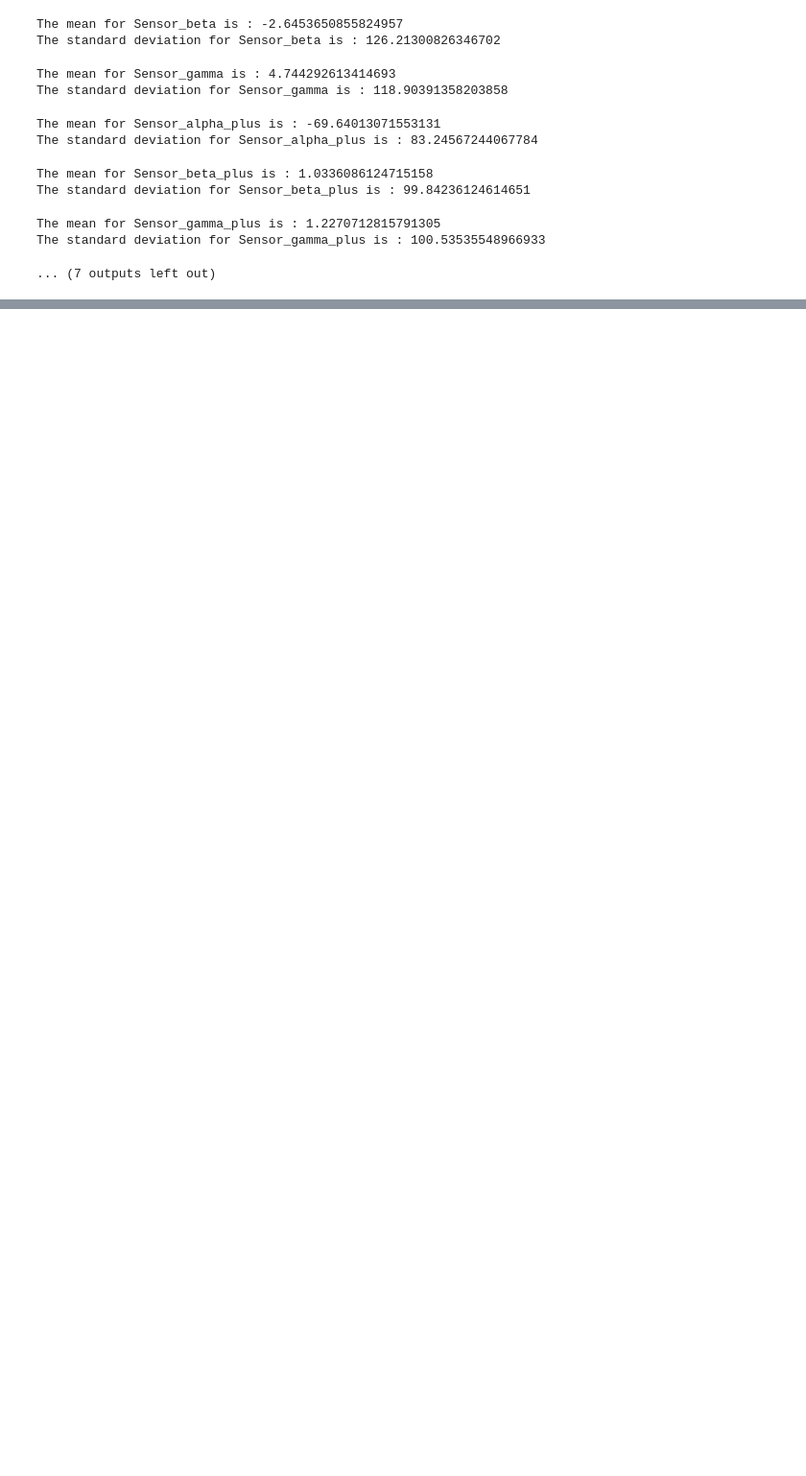
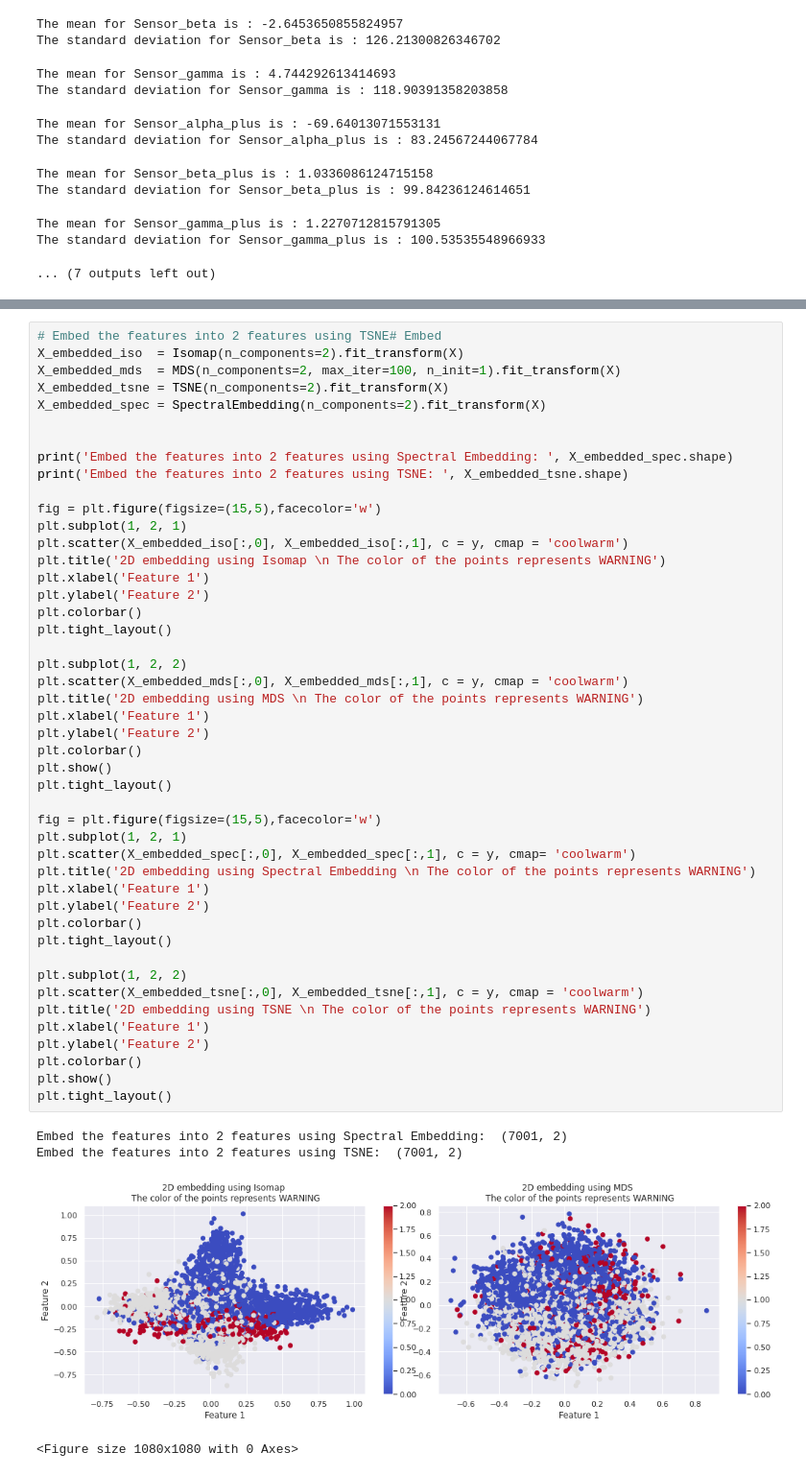
Before and after one commit to Goodjorx/jobbarcelona22, a Jupyter notebook: Insects_JobBarcelona22.ipynb, the cells around one changed output, grey strips where cells are left out. Shown at 96% size. Saved outputs shown, nothing was run; the diff lists cells and outputs as text; blank space fills up the shorter version.

```diff
--- a/Insects_JobBarcelona22.ipynb
+++ b/Insects_JobBarcelona22.ipynb
@@ -141,0 +247,51 @@ One easy thing we could try is to find hidden pattern with Autoencoders, which r
+# %%
+# Embed the features into 2 features using TSNE# Embed
+X_embedded_iso  = Isomap(n_components=2).fit_transform(X)
+X_embedded_mds  = MDS(n_components=2, max_iter=100, n_init=1).fit_transform(X)
+X_embedded_tsne = TSNE(n_components=2).fit_transform(X)
+X_embedded_spec = SpectralEmbedding(n_components=2).fit_transform(X)
+
+
+print('Embed the features into 2 features using Spectral Embedding: ', X_embedded_spec.shape)
+print('Embed the features into 2 features using TSNE: ', X_embedded_tsne.shape)
+
+fig = plt.figure(figsize=(15,5),facecolor='w')
+plt.subplot(1, 2, 1)
+plt.scatter(X_embedded_iso[:,0], X_embedded_iso[:,1], c = y, cmap = 'coolwarm')
+plt.title('2D embedding using Isomap \n The color of the points represents WARNING')
+plt.xlabel('Feature 1')
+plt.ylabel('Feature 2')
+plt.colorbar()
+plt.tight_layout()
+
+plt.subplot(1, 2, 2)
+plt.scatter(X_embedded_mds[:,0], X_embedded_mds[:,1], c = y, cmap = 'coolwarm')
+plt.title('2D embedding using MDS \n The color of the points represents WARNING')
+plt.xlabel('Feature 1')
+plt.ylabel('Feature 2')
+plt.colorbar()
+plt.show()
+plt.tight_layout()
+
+fig = plt.figure(figsize=(15,5),facecolor='w')
+plt.subplot(1, 2, 1)
+plt.scatter(X_embedded_spec[:,0], X_embedded_spec[:,1], c = y, cmap= 'coolwarm')
+plt.title('2D embedding using Spectral Embedding \n The color of the points represents WARNING')
+plt.xlabel('Feature 1')
+plt.ylabel('Feature 2')
+plt.colorbar()
+plt.tight_layout()
+
+plt.subplot(1, 2, 2)
+plt.scatter(X_embedded_tsne[:,0], X_embedded_tsne[:,1], c = y, cmap = 'coolwarm')
+plt.title('2D embedding using TSNE \n The color of the points represents WARNING')
+plt.xlabel('Feature 1')
+plt.ylabel('Feature 2')
+plt.colorbar()
+plt.show()
+plt.tight_layout()
+# %% [output]
+Embed the features into 2 features using Spectral Embedding:  (7001, 2)
+Embed the features into 2 features using TSNE:  (7001, 2)
+[figure, added]
+<Figure size 1080x1080 with 0 Axes>
```
Also changed, not shown: parts of 44 cells of this notebook.
